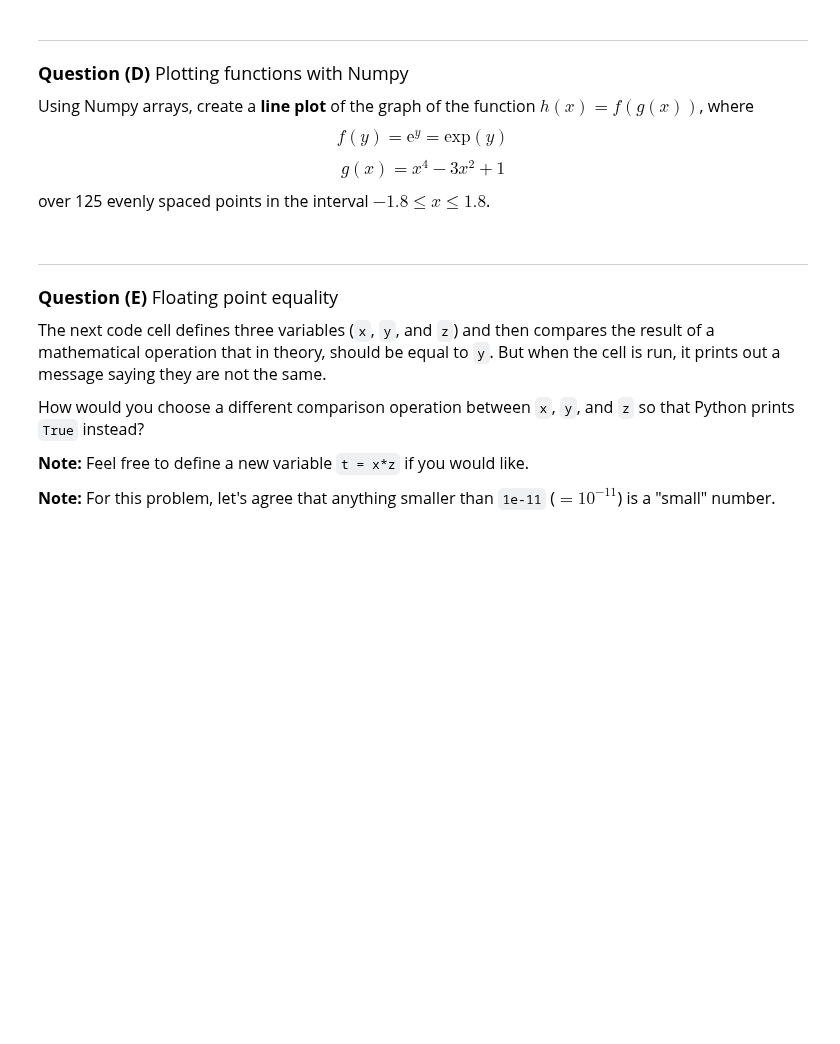
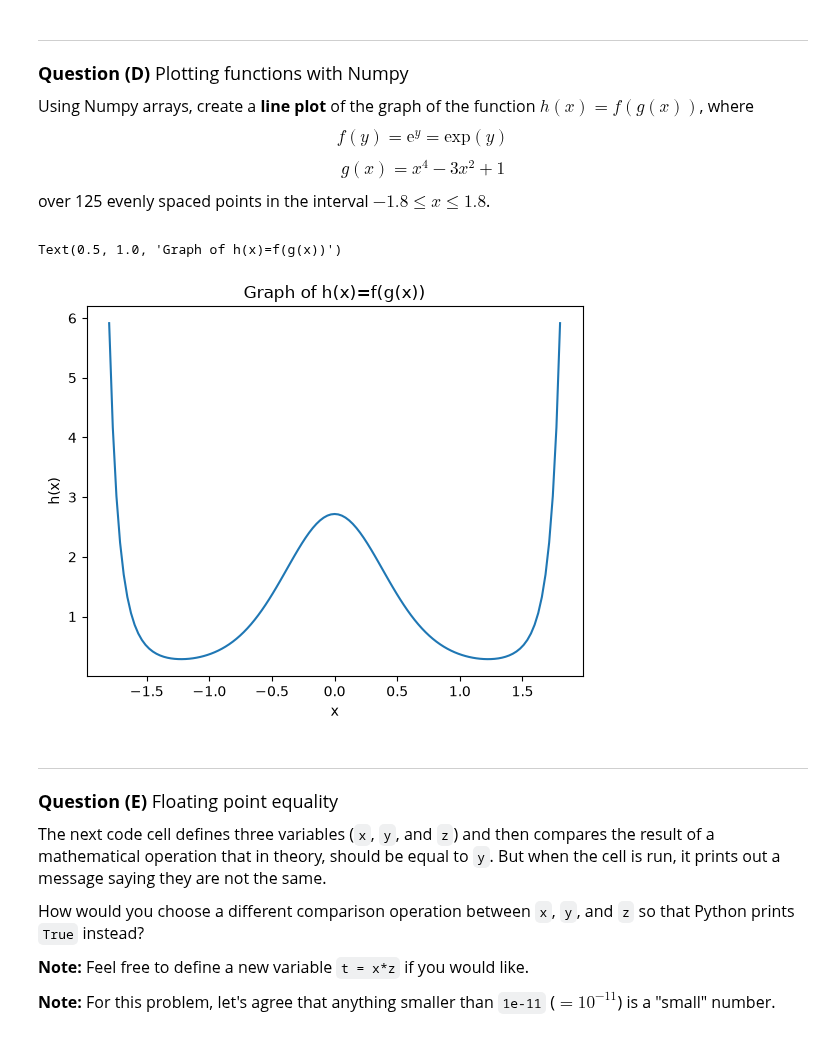
Before and after one commit to miyakoc/datasci151fall2026, a Jupyter notebook: quiz_1/quiz_1.ipynb, the cells around one changed output. Cells and saved outputs as stored; diff of their text form; code cells hidden in the pictures; blank space fills up the shorter version.

```diff
--- a/quiz_1/quiz_1.ipynb
+++ b/quiz_1/quiz_1.ipynb
@@ -145,6 +192,16 @@ $$ g(x) =  x^4 - 3x^2 + 1$$
 over 125 evenly spaced points in the interval $-1.8 \leq x \leq 1.8$.
 # %%
 # Your code here
+x_vals=np.linspace(-1.8,1.8,125)
+g_vals=x_vals**4-3*x_vals**2+1
+f_vals=np.exp(g_vals)
+plt.plot(x_vals,f_vals)
+plt.xlabel('x')
+plt.ylabel('h(x)')
+plt.title('Graph of h(x)=f(g(x))')
+# %% [output]
+Text(0.5, 1.0, 'Graph of h(x)=f(g(x))')
+[figure, added]
 # %% [markdown]
 _______________________________
 <font size = "4">
```
Also changed, not shown: parts of 8 cells of this notebook.
